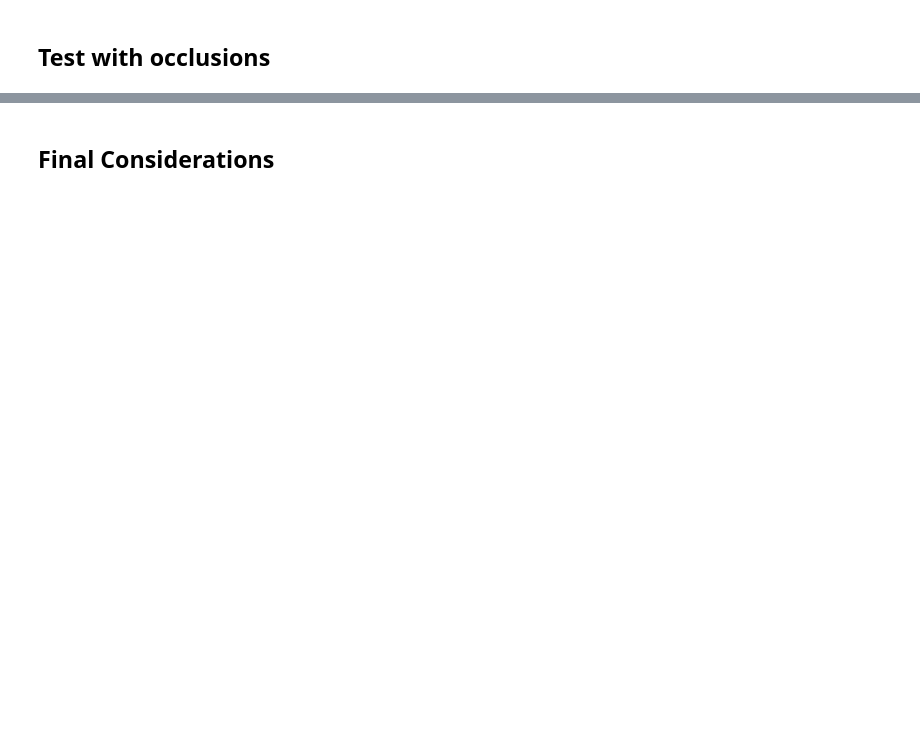
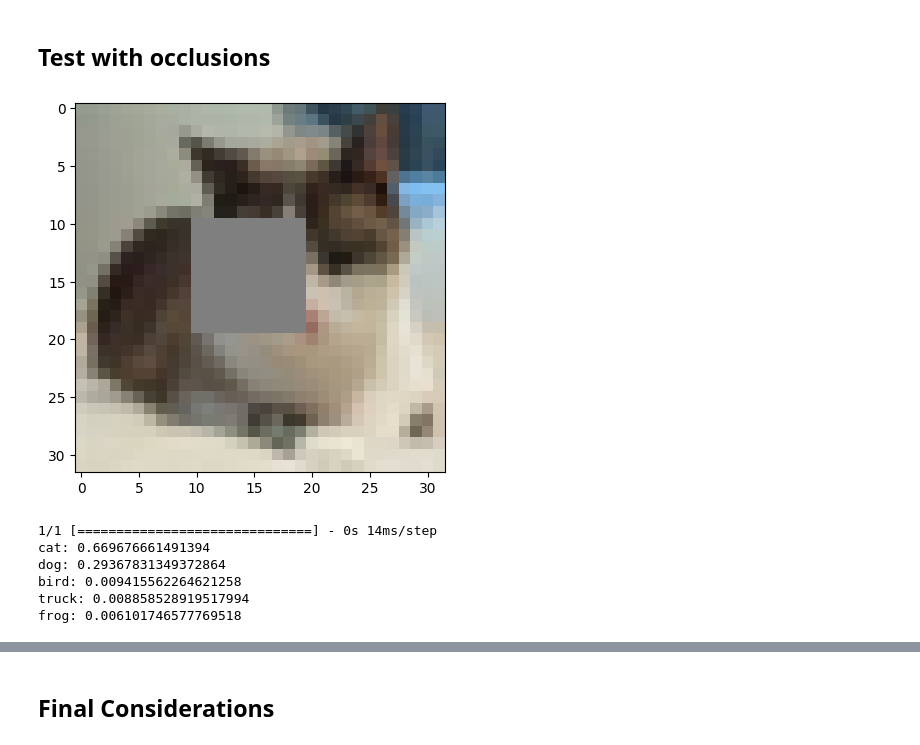
Before and after one commit to lilf4p/ispr-midterm, a Jupyter notebook: midterm3/image_classification.ipynb, the cells around one changed output, grey strips where cells are left out. Cells and saved outputs as stored; diff of their text form; code cells hidden in the pictures; blank space fills up the shorter version.

Commit message:
patch function

```diff
--- a/midterm3/image_classification.ipynb
+++ b/midterm3/image_classification.ipynb
@@ -241,2 +254,26 @@ bird: 0.001641107490286231
 # %% [markdown]
 ## Test with occlusions
+# %%
+def patch_image(image, x, y, size=1):
+    im = image.copy()
+    im[x:x+size, y:y+size] = 0.5
+    return im
+
+patch_image1 = patch_image(test_images[random_image], 10, 10, 10)
+
+plt.imshow(patch_image1)
+plt.show()
+# %% [output]
+[figure, added]
+# %%
+# print prediction of patched image
+prediction = model.predict(patch_image1.reshape(1, 32, 32, 3))
+for i in range(5):
+    print(f'{class_names[np.argsort(prediction[0])[-i-1]]}: {prediction[0][np.argsort(prediction[0])[-i-1]]}')
+# %% [output]
+1/1 [==============================] - 0s 14ms/step
+cat: 0.669676661491394
+dog: 0.29367831349372864
+bird: 0.009415562264621258
+truck: 0.008858528919517994
+frog: 0.006101746577769518
```
Also changed, not shown: parts of 19 cells of this notebook.
